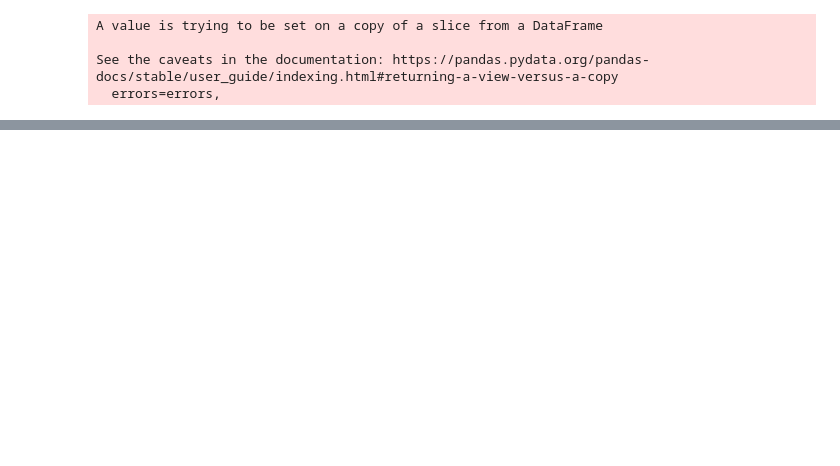
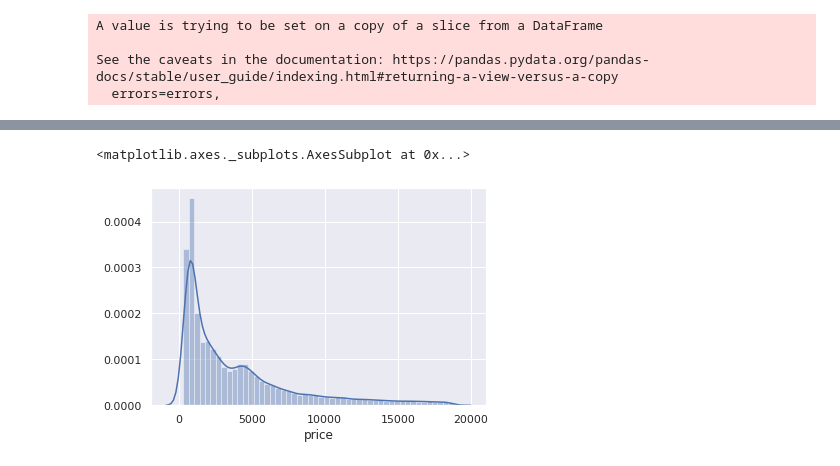
Before and after one commit to swami-gait/Foundations_of_datascience, a Jupyter notebook: FDS_WK11_DataViz.ipynb, the cells around one changed output, grey strips where cells are left out. Cells and saved outputs as stored; diff of their text form; code cells hidden in the pictures; blank space fills up the shorter version.

```diff
--- a/FDS_WK11_DataViz.ipynb
+++ b/FDS_WK11_DataViz.ipynb
@@ -335,0 +424,5 @@ sns.kdeplot(y,shade=True);
+# %%
+sns.distplot(d.price)
+# %% [output]
+<matplotlib.axes._subplots.AxesSubplot at 0x...>
+[figure, added]
```
Also changed, not shown: parts of 37 cells of this notebook.
